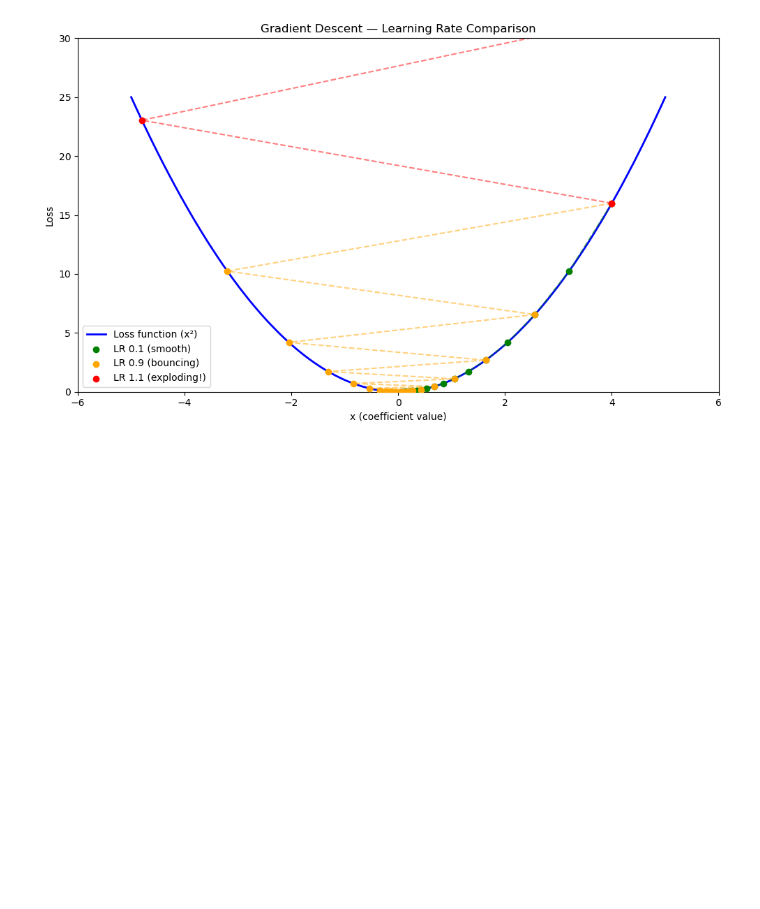
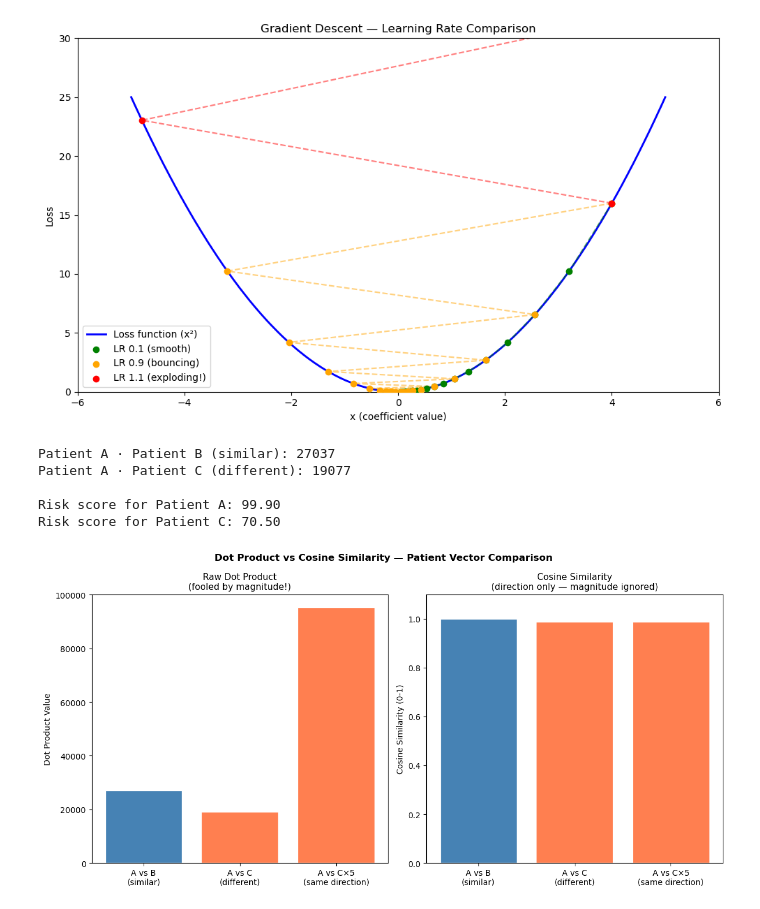
Before and after one commit to Lyra-cb/Maths_Notebooks, a Jupyter notebook: gradient_descent_01.ipynb, the cells around one changed output. Saved outputs shown, nothing was run; the diff lists cells and outputs as text; code cells hidden in the pictures; blank space fills up the shorter version.

Commit message:
Add vector dot product and cosine similarity notebook

```diff
--- a/gradient_descent_01.ipynb
+++ b/gradient_descent_01.ipynb
@@ -172,3 +172,76 @@ plt.tight_layout()
 plt.show()
 # %% [output]
 [figure]
+# %%
+import numpy as np
+
+# Define two similar patients
+patient_a = np.array([54, 31, 142, 48])
+patient_b = np.array([56, 33, 145, 50])  # very similar
+
+# Define a very different patient
+patient_c = np.array([22, 19, 110, 35])  # young and healthy
+
+# QRISK3-style coefficients
+coefficients = np.array([0.3, 0.1, 0.5, 0.2])
+
+# Calculate dot products
+sim_ab = np.dot(patient_a, patient_b)
+sim_ac = np.dot(patient_a, patient_c)
+
+print(f"Patient A · Patient B (similar): {sim_ab}")
+print(f"Patient A · Patient C (different): {sim_ac}")
+print(f"\nRisk score for Patient A: {np.dot(patient_a, coefficients):.2f}")
+print(f"Risk score for Patient C: {np.dot(patient_c, coefficients):.2f}")
+# %% [output]
+Patient A · Patient B (similar): 27037
+Patient A · Patient C (different): 19077
+
+Risk score for Patient A: 99.90
+Risk score for Patient C: 70.50
+# %%
+import matplotlib.pyplot as plt
+import numpy as np
+
+# Our patients
+patient_a = np.array([54, 31, 142, 48])
+patient_b = np.array([56, 33, 145, 50])  # similar
+patient_c = np.array([22, 19, 110, 35])  # different
+patient_c_big = np.array([110, 95, 550, 175])  # C x5 — same direction, bigger magnitude
+
+# Cosine similarity function
+def cosine_similarity(a, b):
+    return np.dot(a, b) / (np.linalg.norm(a) * np.linalg.norm(b))
+
+# Calculate both raw dot product and cosine similarity
+comparisons = {
+    'A vs B\n(similar)': (np.dot(patient_a, patient_b), cosine_similarity(patient_a, patient_b)),
+    'A vs C\n(different)': (np.dot(patient_a, patient_c), cosine_similarity(patient_a, patient_c)),
+    'A vs C×5\n(same direction)': (np.dot(patient_a, patient_c_big), cosine_similarity(patient_a, patient_c_big)),
+}
+
+labels = list(comparisons.keys())
+dot_products = [v[0] for v in comparisons.values()]
+cosine_sims = [v[1] for v in comparisons.values()]
+
+# Plot side by side
+fig, (ax1, ax2) = plt.subplots(1, 2, figsize=(12, 6))
+
+# Raw dot products
+colors = ['steelblue', 'coral', 'coral']
+ax1.bar(labels, dot_products, color=colors, edgecolor='white')
+ax1.set_title('Raw Dot Product\n(fooled by magnitude!)', fontsize=11)
+ax1.set_ylabel('Dot Product Value')
+
+# Cosine similarity
+ax2.bar(labels, cosine_sims, color=colors, edgecolor='white')
+ax2.set_title('Cosine Similarity\n(direction only — magnitude ignored)', fontsize=11)
+ax2.set_ylabel('Cosine Similarity (0-1)')
+ax2.set_ylim(0, 1.1)
+
+plt.suptitle('Dot Product vs Cosine Similarity — Patient Vector Comparison',
+             fontsize=12, fontweight='bold')
+plt.tight_layout()
+plt.show()
+# %% [output]
+[figure, added]
```
